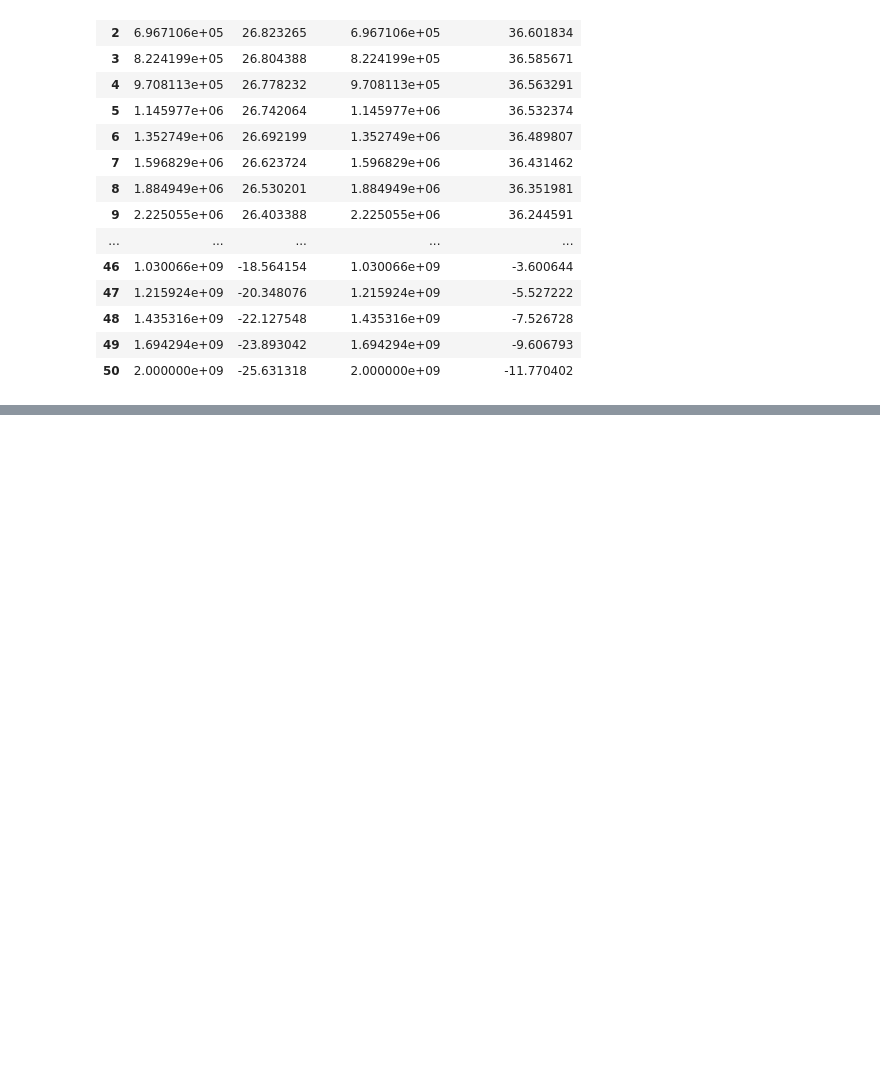
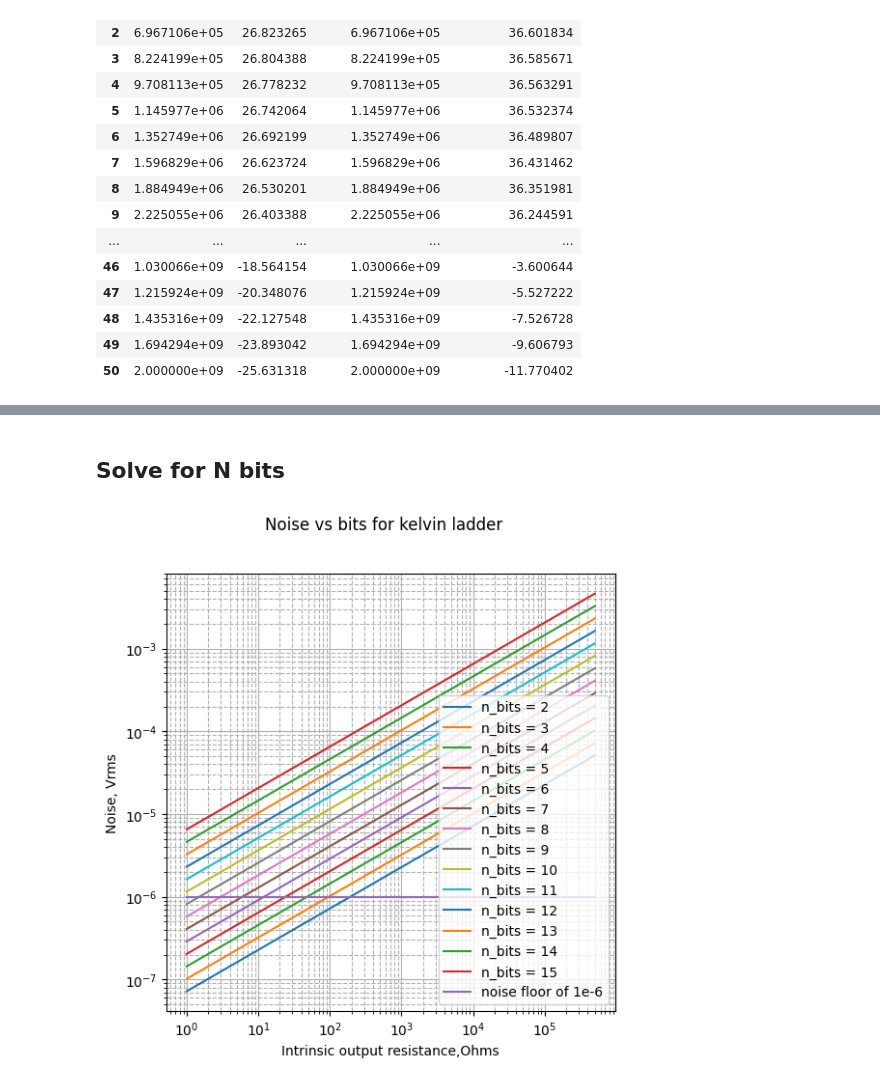
Before and after one commit to mikprin/charts, a Jupyter notebook: scetch/current_plot.ipynb, the cells around one changed output, grey strips where cells are left out. Drawn from its saved outputs; the diff is of its cells as text; code cells hidden in the pictures; blank space fills up the shorter version.

```diff
--- a/scetch/current_plot.ipynb
+++ b/scetch/current_plot.ipynb
@@ -424,0 +512,39 @@ db_out
+# %% [markdown]
+## Solve for N bits
+# %%
+fig=plt.figure(figsize=(6,6), dpi= 100, facecolor='w', edgecolor='k')
+
+T = 1
+Resist = np.geomspace(1, 500e3, num=100)
+
+N = 16
+nbit = [ i for i in range(2,16) ]
+
+Rout = Resist
+f = 1e8
+
+ax2 = plt.axes()
+
+boundary_line = [ 1e-6 for R in Resist ]
+
+for bit in nbit:
+    V2_R = (4 * T * 1.3e-23 * 2**(bit-2) * Resist * f )
+    #V2_R = (4 * T * 1.3e-23 * R * freq)
+    V_R = [math.sqrt(V) for V in V2_R]
+    #dBm = [ 10*math.log( V*1000 , 10)/R for V in V2_R ]
+    ax2.plot(Resist,V_R , label=f"n_bits = {bit}")
+#V2R = 4 * T * 1e-23 * Resist * f
+#V_V = [math.sqrt(V) for V in V2R]
+#ax2.plot(Resist,V_V , label=f"T = {T} , frequency = {f:e}")
+ax2.plot(Resist,boundary_line, label=f"noise floor of 1e-6")
+plt.legend(loc='lower right')
+plt.grid()
+ax2.set_xscale('log')
+ax2.set_yscale('log')
+plt.grid(b=True, which='minor', linestyle='--')
+plt.xlabel('Intrinsic output resistance,Ohms')
+plt.ylabel('Noise, Vrms')
+plt.suptitle("Noise vs bits for kelvin ladder")
+plt.show()
+# %% [output]
+[figure, added]
```
Also changed, not shown: parts of 8 cells of this notebook.
